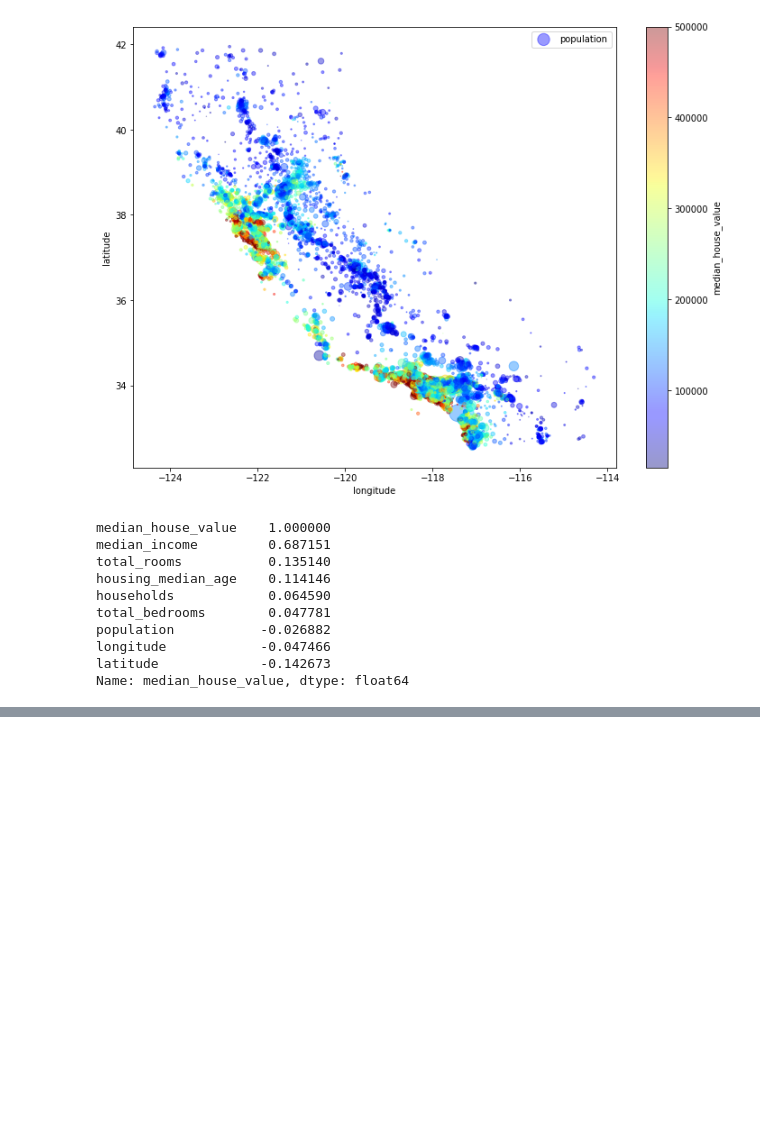
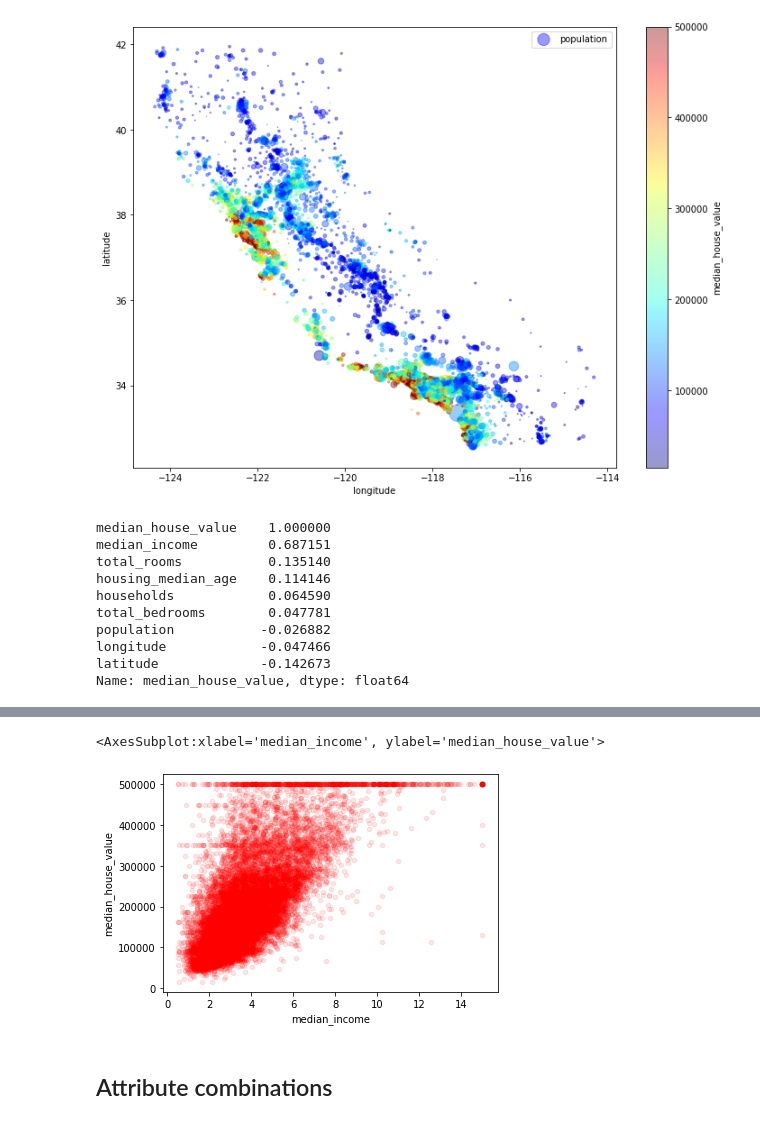
Before and after one commit to brandon-debruyn/project_machine_learning, a Jupyter notebook: california_housing_prices_1990/main.ipynb, the cells around one changed output, grey strips where cells are left out. Saved outputs shown, nothing was run; the diff lists cells and outputs as text; code cells hidden in the pictures; blank space fills up the shorter version.

```diff
--- a/california_housing_prices_1990/main.ipynb
+++ b/california_housing_prices_1990/main.ipynb
@@ -213,0 +246,15 @@ Name: median_house_value, dtype: float64
+# %%
+'''
+    Since project goal is to predict median_housing_price in a given district, and we know that a given
+    district is correlated to the median house price, and therefore as expected a proportional median income.
+
+    This graph confirms this expectation, the strongest correlation with respect to median housing value between
+    the given 4 cols is the median income
+'''
+
+housing_data_cp.plot(kind="scatter", x="median_income", y="median_house_value", alpha=0.1, color="r")
+# %% [output]
+<AxesSubplot:xlabel='median_income', ylabel='median_house_value'>
+[figure, added]
+# %% [markdown]
+## Attribute combinations
```
Also changed, not shown: parts of 11 cells of this notebook.
